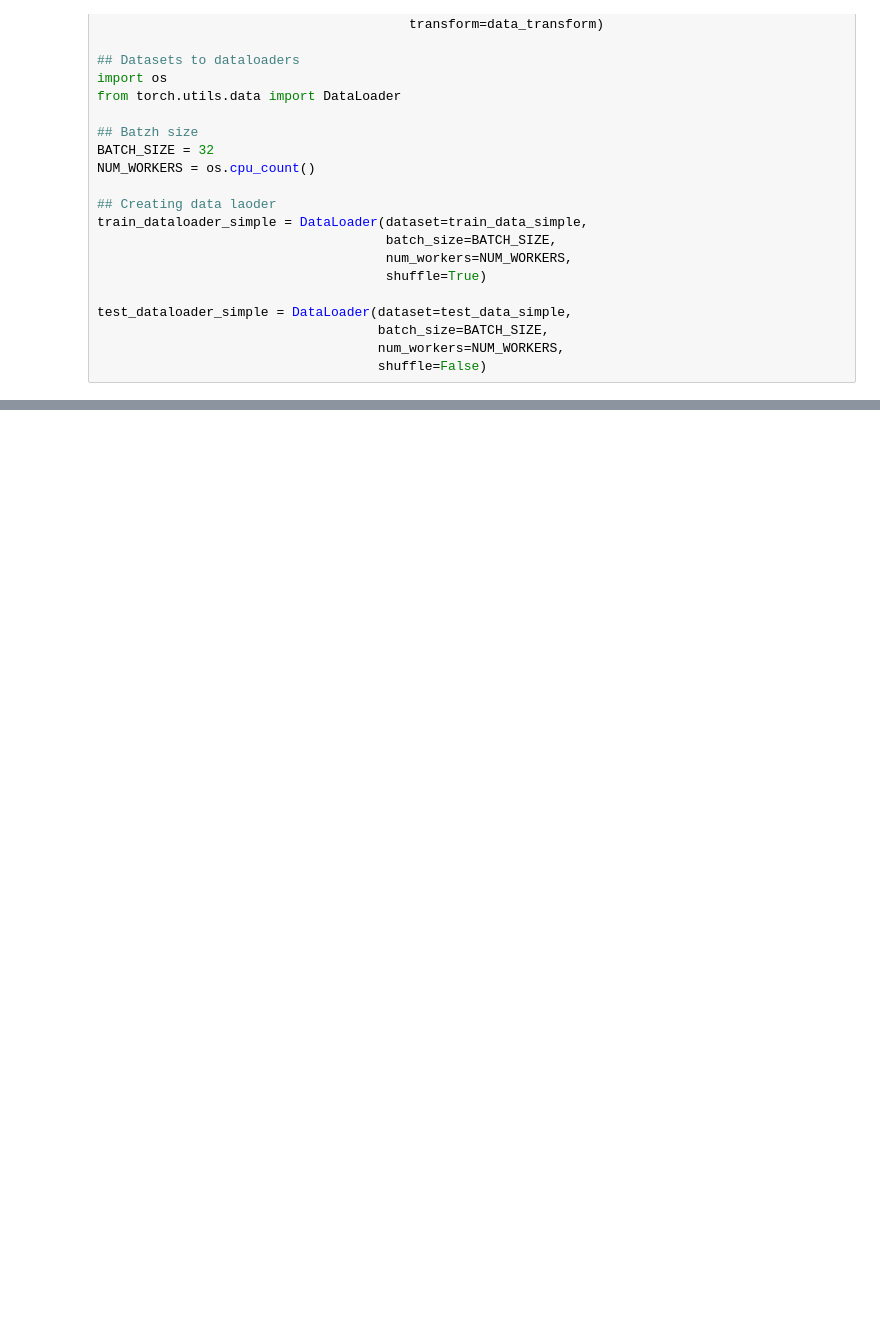
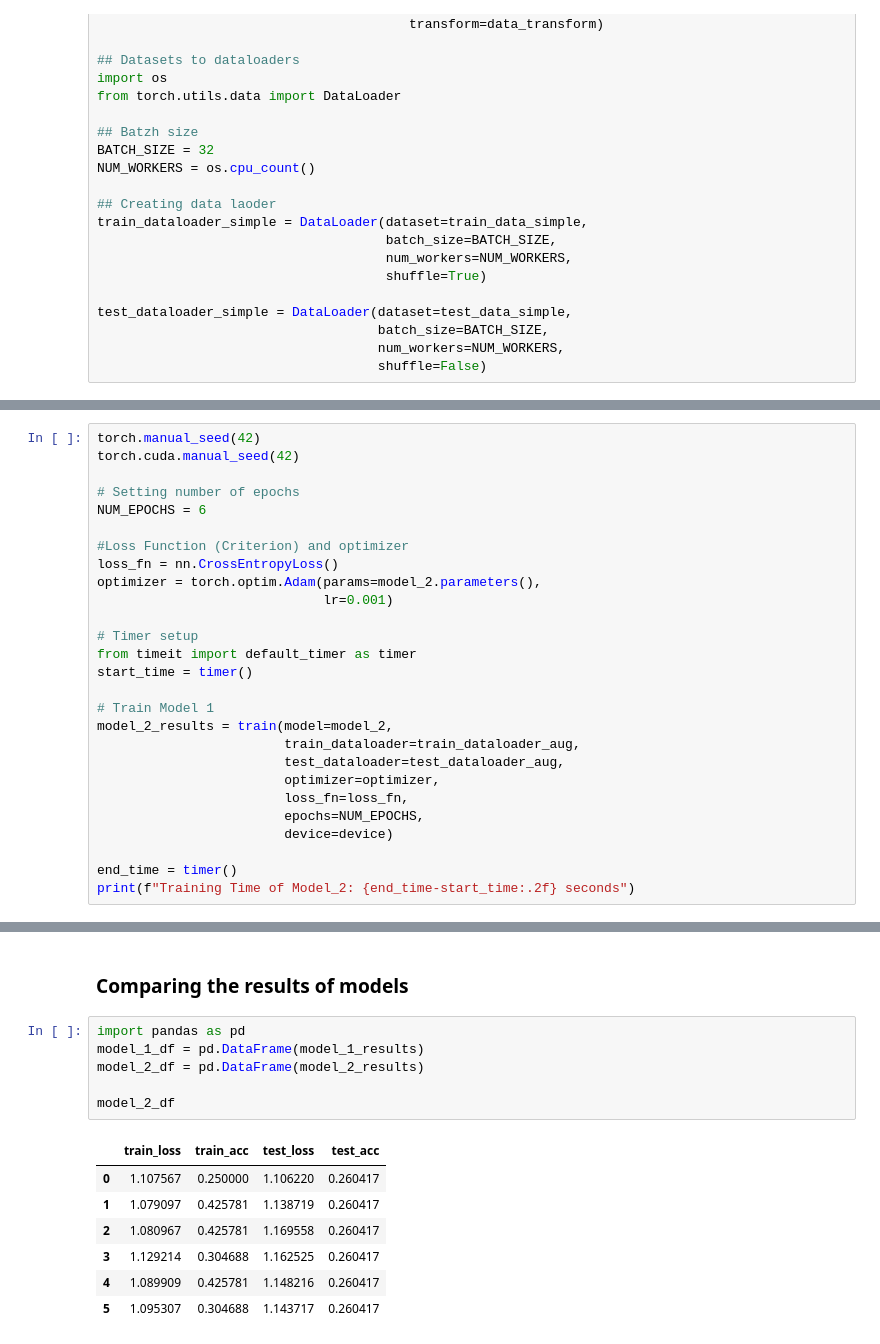
Before and after one commit to Naga-SDonepudi/PyTorch_HandsOn, a Jupyter notebook: 5_custom_datasets_pytorch.ipynb, the cells around one changed output, grey strips where cells are left out. Drawn from its saved outputs; the diff is of its cells as text; blank space fills up the shorter version.

```diff
--- a/5_custom_datasets_pytorch.ipynb
+++ b/5_custom_datasets_pytorch.ipynb
@@ -497,0 +850,27 @@ TinyVGG(
+# %%
+torch.manual_seed(42)
+torch.cuda.manual_seed(42)
+
+# Setting number of epochs
+NUM_EPOCHS = 6
+
+#Loss Function (Criterion) and optimizer
+loss_fn = nn.CrossEntropyLoss()
+optimizer = torch.optim.Adam(params=model_2.parameters(),
+                             lr=0.001)
+
+# Timer setup
+from timeit import default_timer as timer
+start_time = timer()
+
+# Train Model 1
+model_2_results = train(model=model_2,
+                        train_dataloader=train_dataloader_aug,
+                        test_dataloader=test_dataloader_aug,
+                        optimizer=optimizer,
+                        loss_fn=loss_fn,
+                        epochs=NUM_EPOCHS,
+                        device=device)
+
+end_time = timer()
+print(f"Training Time of Model_2: {end_time-start_time:.2f} seconds")
@@ -497,0 +907,16 @@ TinyVGG(
+# %% [markdown]
+### Comparing the results of models
+# %%
+import pandas as pd
+model_1_df = pd.DataFrame(model_1_results)
+model_2_df = pd.DataFrame(model_2_results)
+
+model_2_df
+# %% [output]
+|  | train_loss | train_acc | test_loss | test_acc |
+| 0 | 1.107567 | 0.250000 | 1.106220 | 0.260417 |
+| 1 | 1.079097 | 0.425781 | 1.138719 | 0.260417 |
+| 2 | 1.080967 | 0.425781 | 1.169558 | 0.260417 |
+| 3 | 1.129214 | 0.304688 | 1.162525 | 0.260417 |
+| 4 | 1.089909 | 0.425781 | 1.148216 | 0.260417 |
+| 5 | 1.095307 | 0.304688 | 1.143717 | 0.260417 |
```
Also changed, not shown: parts of 51 cells of this notebook.
